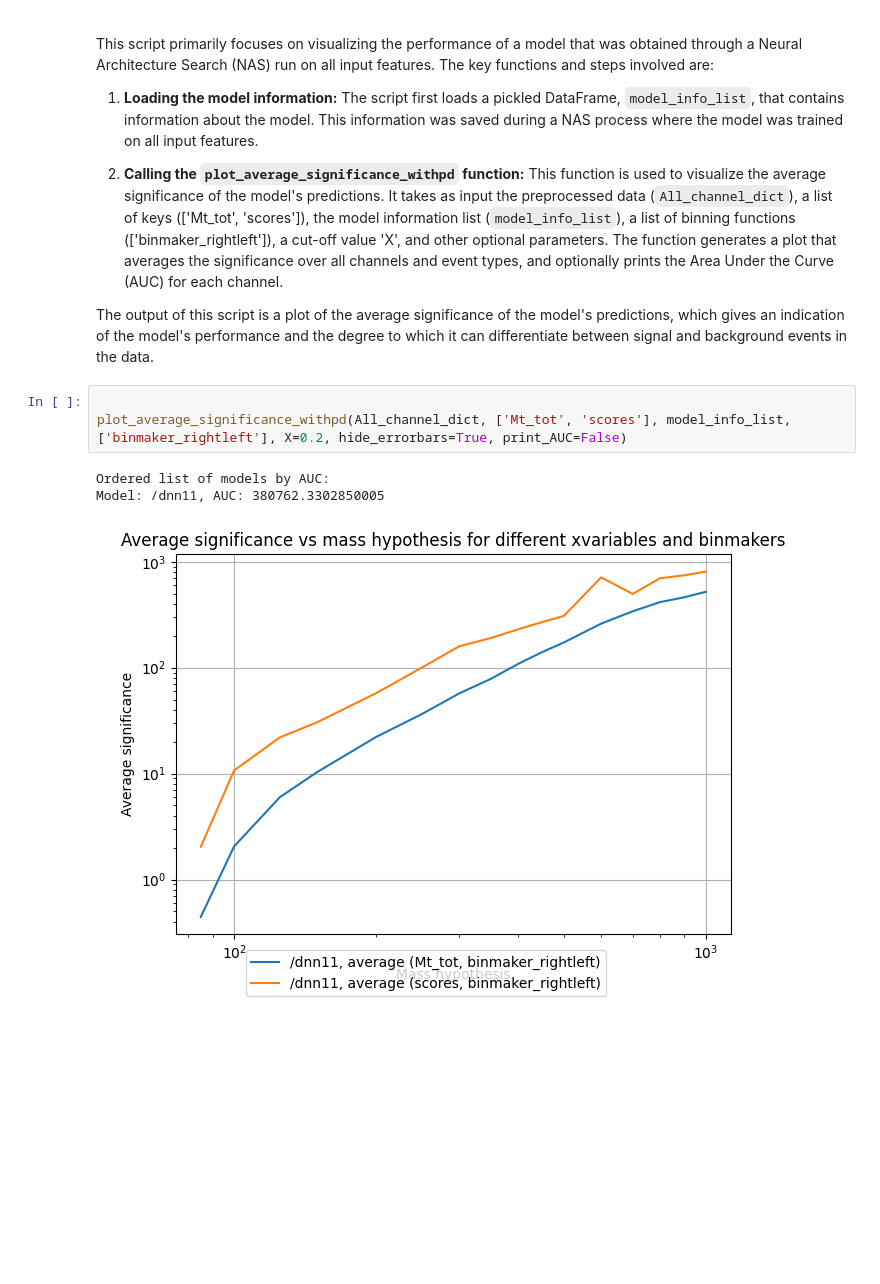
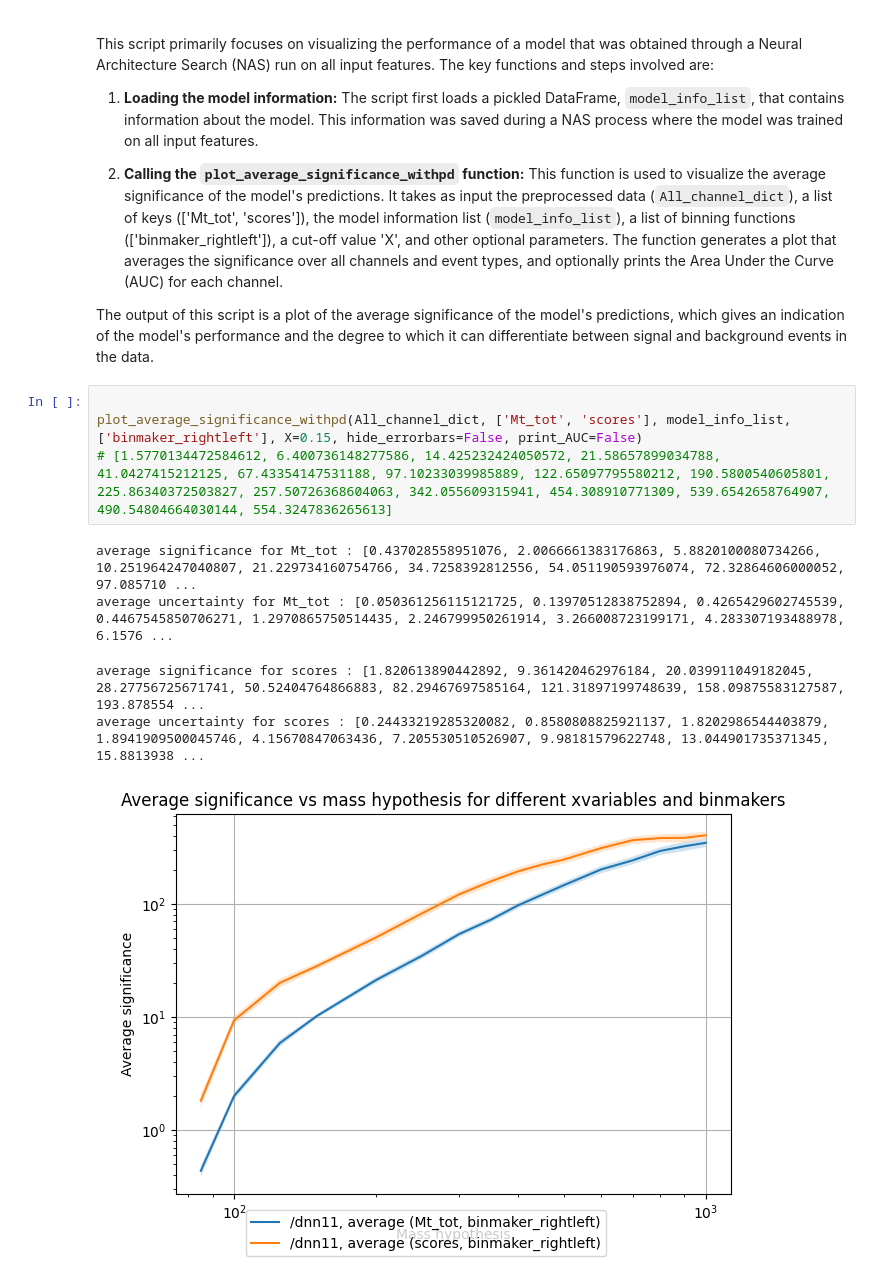
Before and after one commit to DimaPdemler/HNLclassifier, a Jupyter notebook: SignificancePlotting/SignificanceCalculation.ipynb, the cells around one changed output. Drawn from its saved outputs; the diff is of its cells as text; blank space fills up the shorter version.

```diff
--- a/SignificancePlotting/SignificanceCalculation.ipynb
+++ b/SignificancePlotting/SignificanceCalculation.ipynb
@@ -125,10 +131,13 @@ This script primarily focuses on visualizing the performance of a model that was
 2. **Calling the `plot_average_significance_withpd` function:** This function is used to visualize the average significance of the model's predictions. It takes as input the preprocessed data (`All_channel_dict`), a list of keys (['Mt_tot', 'scores']), the model information list (`model_info_list`), a list of binning functions (['binmaker_rightleft']), a cut-off value 'X', and other optional parameters. The function generates a plot that averages the significance over all channels and event types, and optionally prints the Area Under the Curve (AUC) for each channel.
 
 The output of this script is a plot of the average significance of the model's predictions, which gives an indication of the model's performance and the degree to which it can differentiate between signal and background events in the data.
-# %%
-
-plot_average_significance_withpd(All_channel_dict, ['Mt_tot', 'scores'], model_info_list, ['binmaker_rightleft'], X=0.2, hide_errorbars=True, print_AUC=False)
-# %% [output]
-Ordered list of models by AUC:
-Model: /dnn11, AUC: 380762.3302850005
-[figure, removed]
+# %%
+
+plot_average_significance_withpd(All_channel_dict, ['Mt_tot', 'scores'], model_info_list, ['binmaker_rightleft'], X=0.15, hide_errorbars=False, print_AUC=False)
+# [1.5770134472584612, 6.400736148277586, 14.425232424050572, 21.58657899034788, 41.0427415212125, 67.43354147531188, 97.10233039985889, 122.65097795580212, 190.5800540605801, 225.86340372503827, 257.50726368604063, 342.055609315941, 454.308910771309, 539.6542658764907, 490.54804664030144, 554.3247836265613]
+# %% [output]
+average significance for Mt_tot : [0.437028558951076, 2.0066661383176863, 5.8820100080734266, 10.251964247040807, 21.229734160754766, 34.7258392812556, 54.051190593976074, 72.32864606000052, 97.085710 ...
+average uncertainty for Mt_tot : [0.050361256115121725, 0.13970512838752894, 0.4265429602745539, 0.4467545850706271, 1.2970865750514435, 2.246799950261914, 3.266008723199171, 4.283307193488978, 6.1576 ...
+average significance for scores : [1.820613890442892, 9.361420462976184, 20.039911049182045, 28.27756725671741, 50.52404764866883, 82.29467697585164, 121.31897199748639, 158.09875583127587, 193.878554 ...
+average uncertainty for scores : [0.24433219285320082, 0.8580808825921137, 1.8202986544403879, 1.8941909500045746, 4.15670847063436, 7.205530510526907, 9.98181579622748, 13.044901735371345, 15.8813938 ...
+[figure, added]
```
Also changed, not shown: parts of 3 cells of this notebook, 8 other files.
